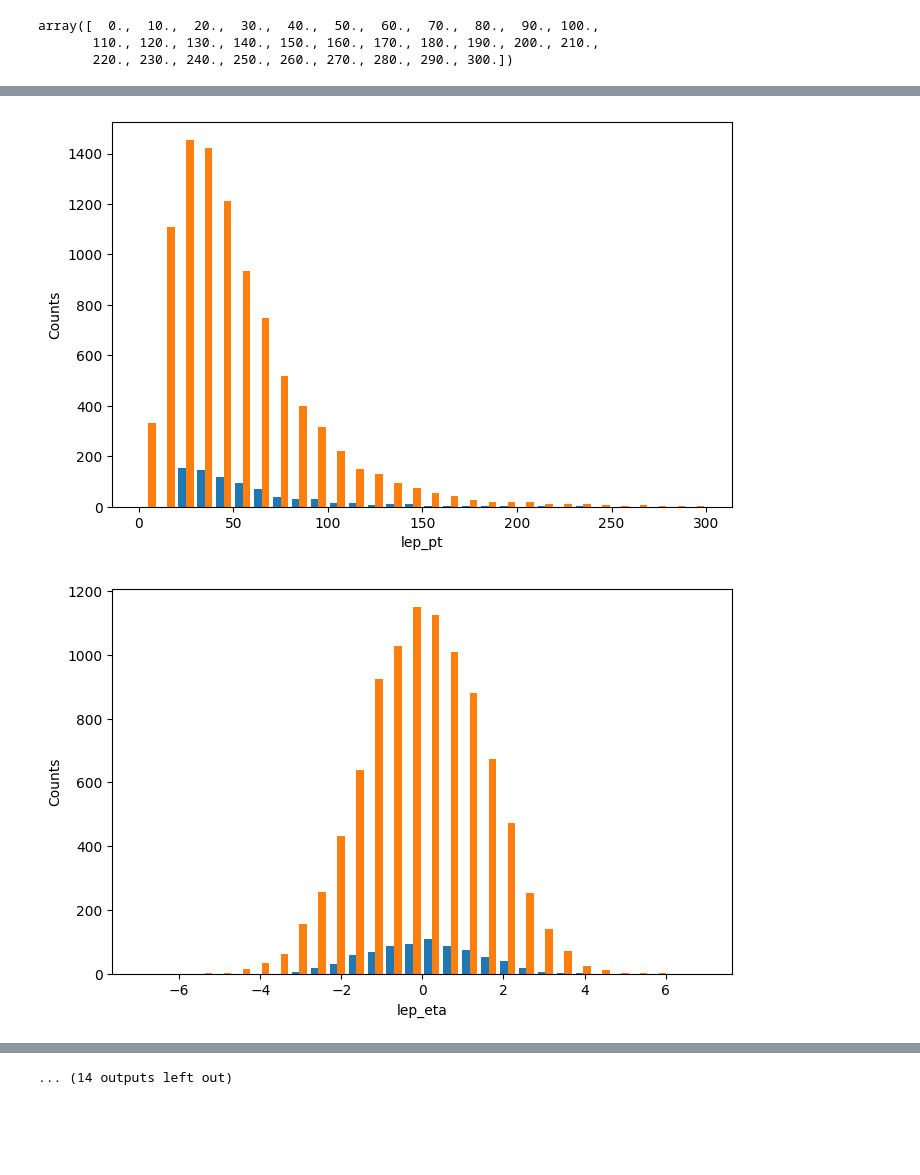
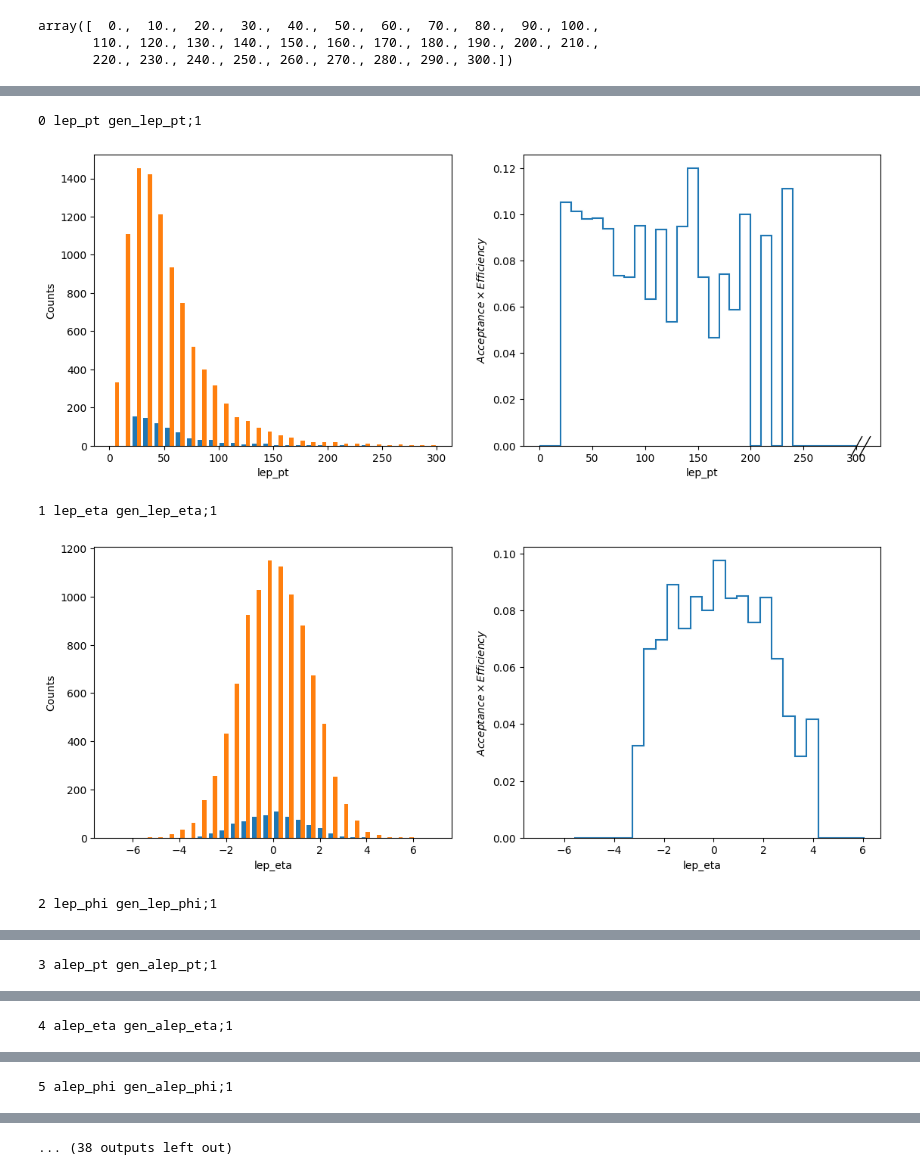
Before and after one commit to jthiema/Top-Quark-Spin-Correlations, a Jupyter notebook: Plotting/response_matrices.ipynb, the cells around one changed output, grey strips where cells are left out. Cells and saved outputs as stored; diff of their text form; code cells hidden in the pictures; blank space fills up the shorter version.

```diff
--- a/Plotting/response_matrices.ipynb
+++ b/Plotting/response_matrices.ipynb
@@ -225,17 +231,29 @@ for i in range(len(gen_names)):
 # %%
 for i in range(len(hist_out.keys(filter_name="/all/"))):
-    h_reco = minitree['Step8'][hist_out.keys(filter_name="/all/")[i].strip("all_").strip(";1").strip("gen").strip("_")].array()
-    h_gen = minitree['Step0'][hist_out.keys()[i].strip("all_").strip(";1")+"_0"].array()
-    bins = hist_out[reco_names[i]].to_numpy()[1]
-    fig_rvg, ax_rvg = plt.subplots(figsize=(8, 5))
+    if (reco_names[i]!='top_rap'):
+        print(i, reco_names[i], gen_names[i])
+        h_reco_arr = minitree['Step8'][reco_names[i]].array()
+        h_gen_arr = minitree['Step0'][gen_names[i].strip(";1")+"_0"].array()
+        h_reco = hist_out[reco_names[i]].to_hist()
+        h_gen = hist_out['all_gen_'+reco_names[i]].to_hist()
+        bins = hist_out[reco_names[i]].to_numpy()[1]
+        fig_rvg, (ax_rvg, ax_ratio) = plt.subplots(1, 2, figsize=(8, 5))
 
-    #ax_rvg.hist(h_gen)
+        #ax_rvg.hist(h_gen)
+        (h_reco/h_gen).plot()
+        plt.subplots_adjust(right=2.8, left=1.5)
 
-    ax_rvg.hist([h_reco, h_gen], bins, label=[reco_names[i], "Counts"])
-    ax_rvg.set_xlabel(reco_names[i])
-    ax_rvg.set_ylabel("Counts")
-    #plt.yticks(np.arange(min(bins), max(bins), 100))
-    plt.show()
+        ax_rvg.hist([h_reco_arr, h_gen_arr], bins, label=[reco_names[i], "Counts"])
+        ax_rvg.set_xlabel(reco_names[i])
+        ax_rvg.set_ylabel("Counts")
+        #ax_ratio.hist(hist_out[reco_names[i]].to_hist()/hist_out['all_gen_'+reco_names[i]].to_hist())
+        ax_ratio.set_xlabel(reco_names[i])
+        ax_ratio.set_ylabel(r"$Acceptance \times Efficiency$")
+        #plt.yticks(np.arange(min(bins), max(bins), 100))
+        plt.show()
 # %% [output]
+0 lep_pt gen_lep_pt;1
-[figure, old version]
+[figure, new version]
+1 lep_eta gen_lep_eta;1
-[figure, old version]
+[figure, new version]
+2 lep_phi gen_lep_phi;1
@@ -242,0 +261 @@ for i in range(len(hist_out.keys(filter_name="/all/"))):
+3 alep_pt gen_alep_pt;1
@@ -243,0 +263 @@ for i in range(len(hist_out.keys(filter_name="/all/"))):
+4 alep_eta gen_alep_eta;1
@@ -244,0 +265 @@ for i in range(len(hist_out.keys(filter_name="/all/"))):
+5 alep_phi gen_alep_phi;1
@@ -252 +267 @@ for i in range(len(hist_out.keys(filter_name="/all/"))):
-... (14 outputs left out)
+... (38 outputs left out)
```
Also changed, not shown: parts of 9 cells of this notebook, 3 other files.
